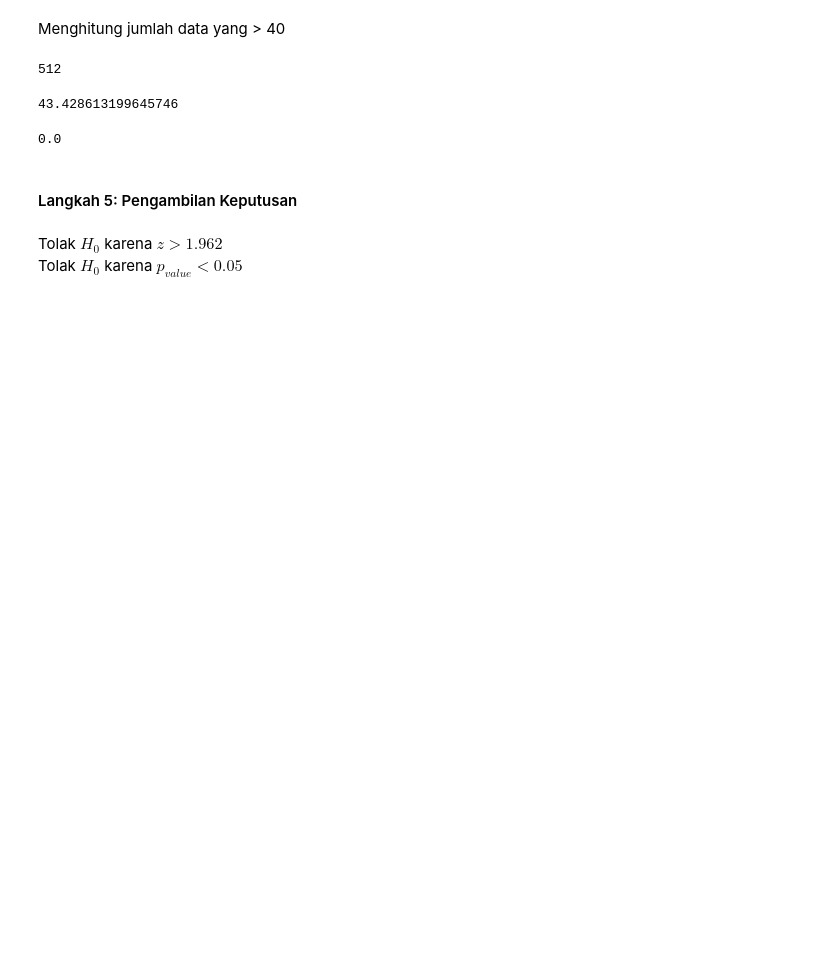
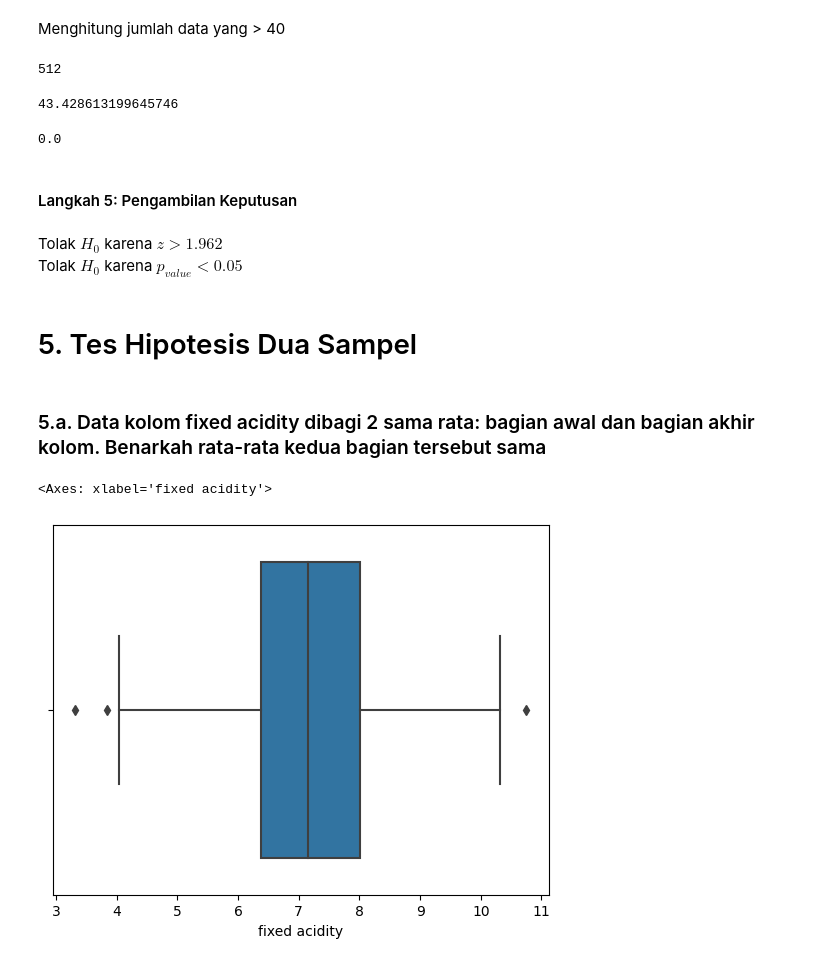
Before and after one commit to mutawalle/hypothesis-test, a Jupyter notebook: Probstat_Tubes.ipynb, the cells around one changed output. Saved outputs shown, nothing was run; the diff lists cells and outputs as text; code cells hidden in the pictures; blank space fills up the shorter version.

```diff
--- a/Probstat_Tubes.ipynb
+++ b/Probstat_Tubes.ipynb
@@ -622,3 +623,16 @@ p
 # %% [markdown]
 Tolak $H_0$ karena $ z > 1.962 $ <br>
 Tolak $H_0$ karena $p_{value} < 0.05$
+# %% [markdown]
+# 5. Tes Hipotesis Dua Sampel
+# %% [markdown]
+### 5.a. Data kolom fixed acidity dibagi 2 sama rata: bagian awal dan bagian akhir kolom. Benarkah rata-rata kedua bagian tersebut sama
+# %%
+dataAwal = df["fixed acidity"].iloc[:df["fixed acidity"].size//2]
+dataAkhir = df["fixed acidity"].iloc[df["fixed acidity"].size//2:]
+# %%
+
+sns.boxplot(x = dataAwal)
+# %% [output]
+<Axes: xlabel='fixed acidity'>
+[figure, added]
```
Also changed, not shown: parts of 83 cells of this notebook.
